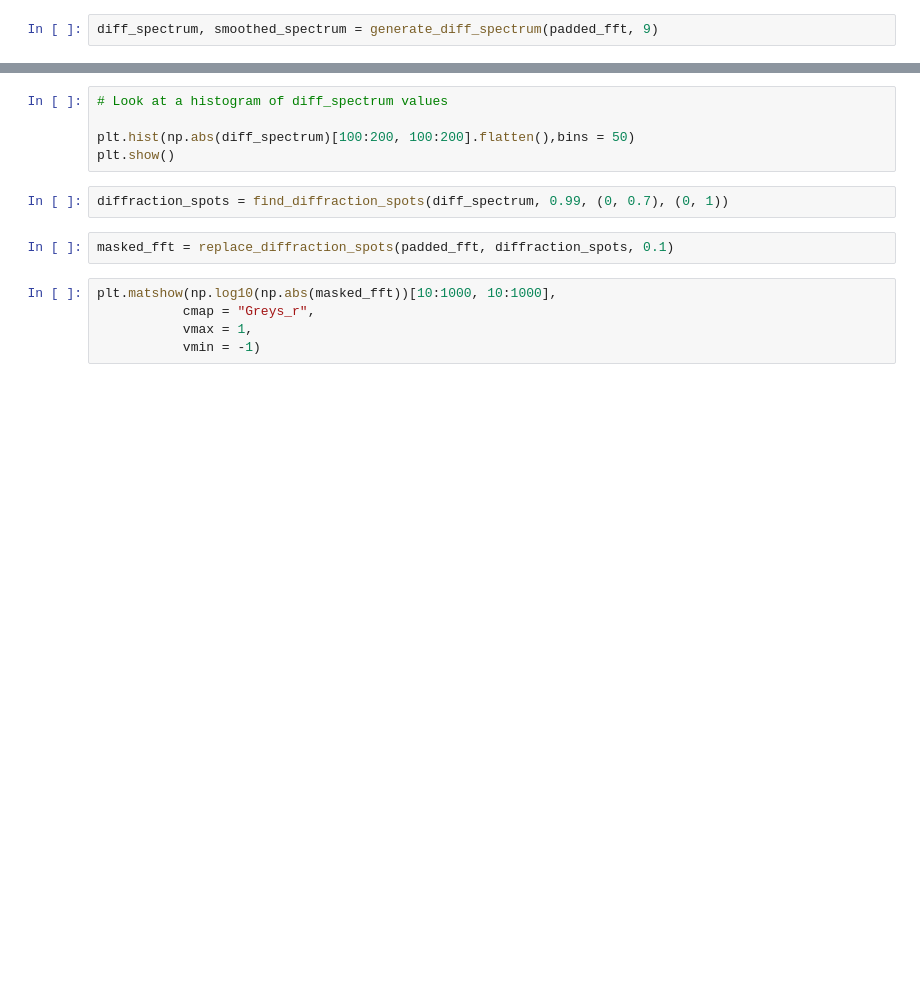
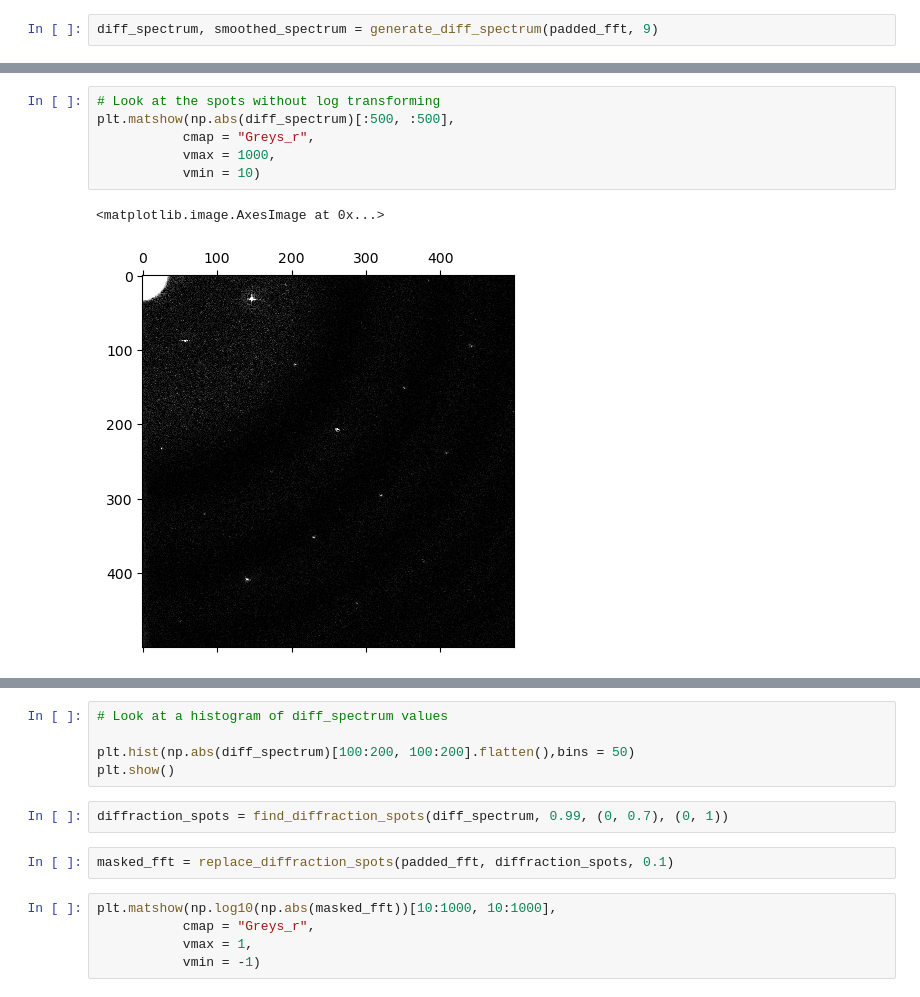
Before and after one commit to r-karimi/saxtal, a Jupyter notebook: saxtal_functions.ipynb, the cells around one changed output, grey strips where cells are left out. Drawn from its saved outputs; the diff is of its cells as text; blank space fills up the shorter version.

```diff
--- a/saxtal_functions.ipynb
+++ b/saxtal_functions.ipynb
@@ -396,0 +397,9 @@ plt.matshow(np.log10(np.abs(diff_spectrum))[10:1000, 10:1000],
+# %%
+# Look at the spots without log transforming
+plt.matshow(np.abs(diff_spectrum)[:500, :500],
+           cmap = "Greys_r",
+           vmax = 1000,
+           vmin = 10)
+# %% [output]
+<matplotlib.image.AxesImage at 0x...>
+[figure, added]
```
Also changed, not shown: parts of 15 cells of this notebook, 5 other files.
